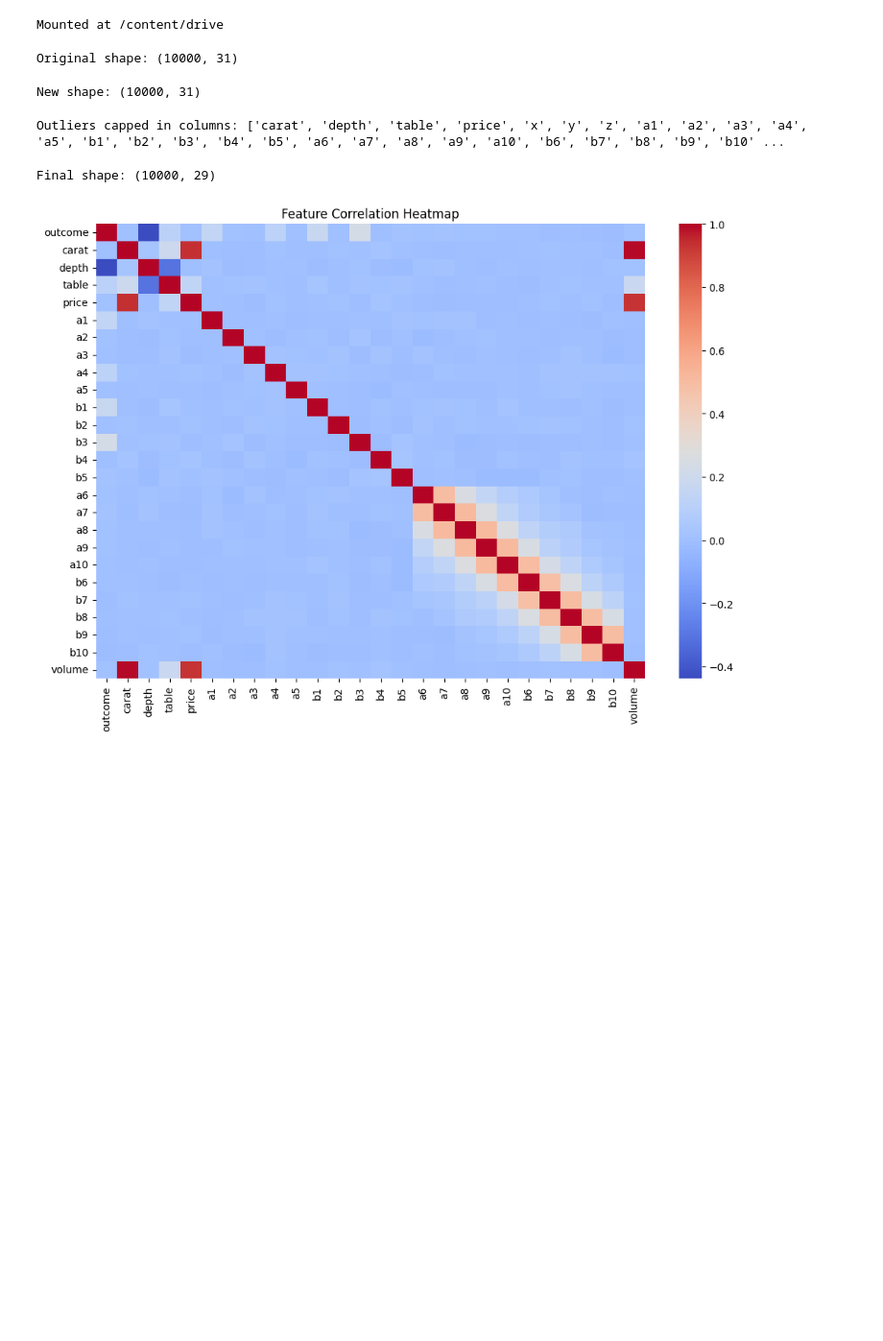
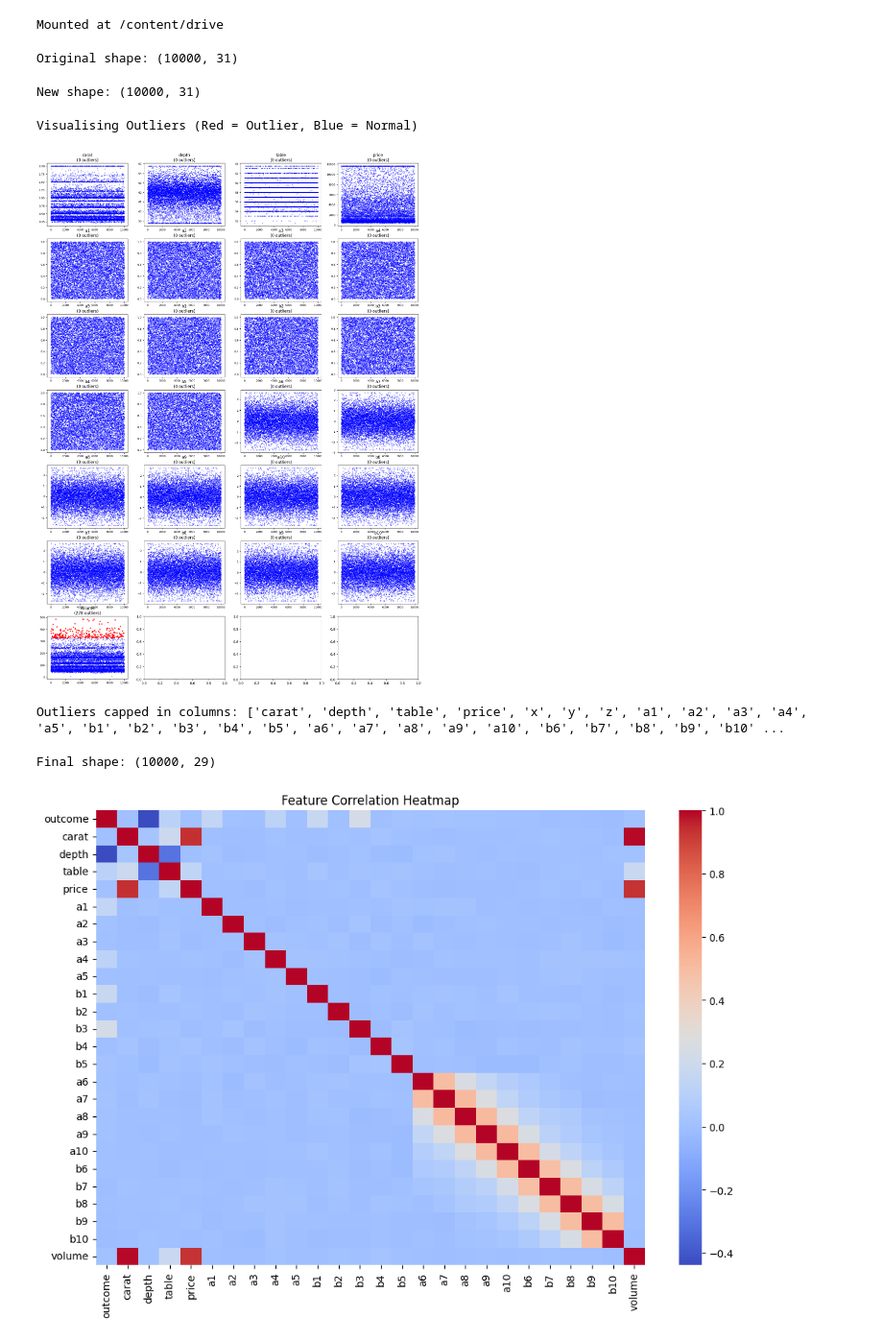
Before and after one commit to lupnpa/MLF-Courswork-1, a Jupyter notebook: ml_model_data (3).ipynb, the cells around one changed output. Shown at 96% size. Drawn from its saved outputs; the diff is of its cells as text; code cells hidden in the pictures; blank space fills up the shorter version.

Commit message:
Add outlier plots

```diff
--- a/ml_model_data (3).ipynb
+++ b/ml_model_data (3).ipynb
@@ -32,6 +32,44 @@ df = df.dropna()
 print("New shape:", df.shape)
 # %% [output]
 New shape: (10000, 31)
+# %%
+import matplotlib.pyplot as plt
+# Creating a scatter plot to visualise potential outliers
+
+num_cols = df.select_dtypes(include=[np.number]).columns.drop('outcome', errors='ignore')
+
+n_cols = 4
+n_rows = (len(num_cols) + n_cols - 1) // n_cols
+fig, axes = plt.subplots(n_rows, n_cols, figsize=(20, 4 * n_rows))
+axes = axes.flatten()
+
+print("Visualising Outliers (Red = Outlier, Blue = Normal)")
+
+for i, col in enumerate(num_cols):
+    data = df[col]
+
+    Q1 = data.quantile(0.25)
+    Q3 = data.quantile(0.75)
+    IQR = Q3 - Q1
+    lower_bound = Q1 - 1.5 * IQR
+    upper_bound = Q3 + 1.5 * IQR
+
+    # Identify outliers using IQR
+    is_outlier = (data < lower_bound) | (data > upper_bound)
+    outlier_count = is_outlier.sum()
+
+    # Plot features
+    ax = axes[i]
+    ax.scatter(df.index[~is_outlier], data[~is_outlier], c='blue', s=5, alpha=0.3, label='Normal')
+    ax.scatter(df.index[is_outlier], data[is_outlier], c='red', s=10, alpha=0.7, label='Outlier')
+
+    ax.set_title(f"{col}\n({outlier_count} outliers)")
+    ax.tick_params(labelsize=8)
+
+plt.show()
+# %% [output]
+Visualising Outliers (Red = Outlier, Blue = Normal)
+[figure, added]
 # %%
 total_num_cols = df.select_dtypes(include=[np.number]).columns.drop('outcome', errors='ignore')
 
```
Also changed, not shown: parts of 1 cell of this notebook.
